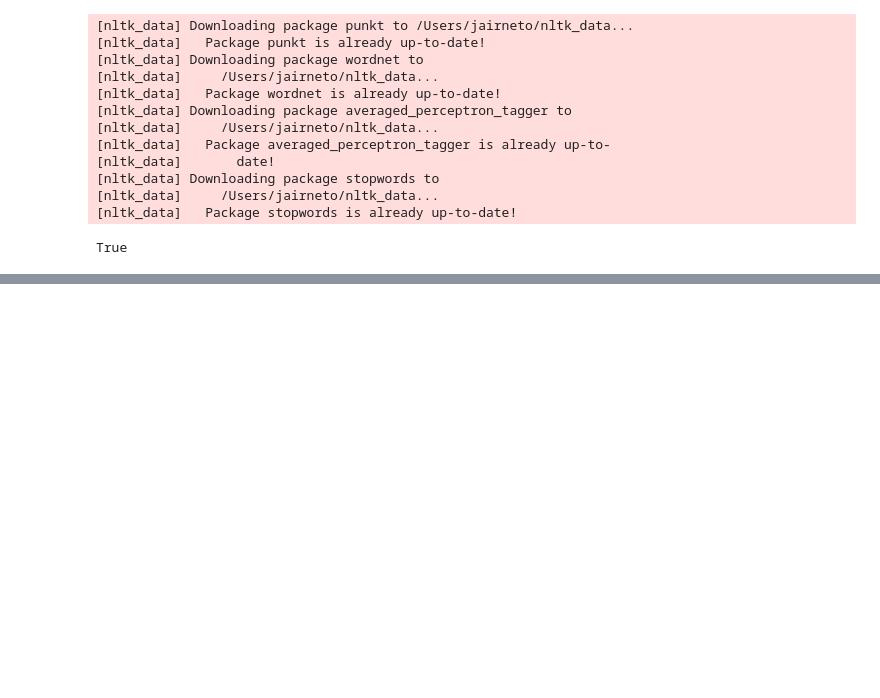
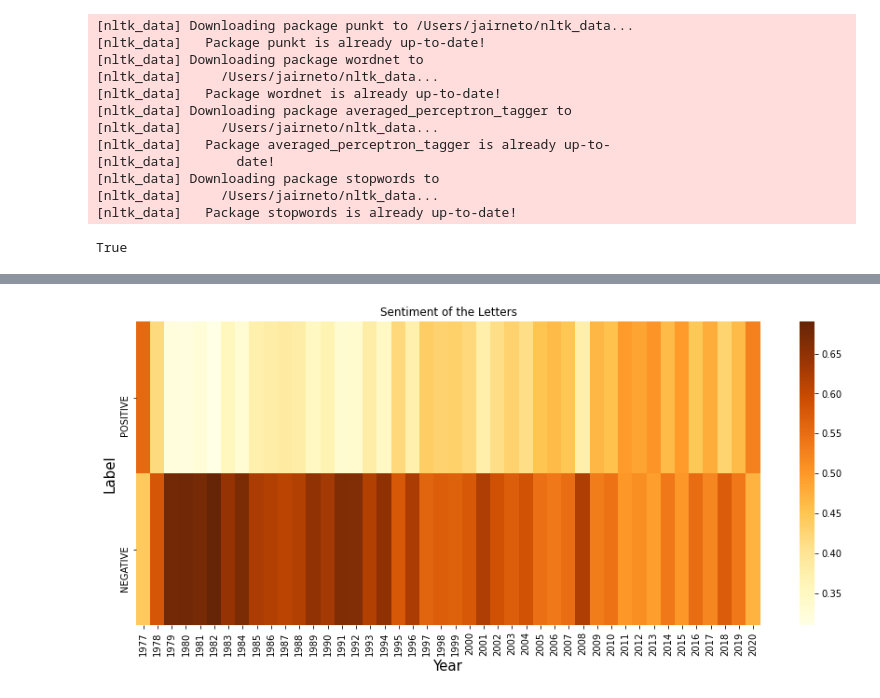
Before and after one commit to jairNeto/warren_buffet_letters, a Jupyter notebook: warren_buffet.ipynb, the cells around one changed output, grey strips where cells are left out. Cells and saved outputs as stored; diff of their text form; code cells hidden in the pictures; blank space fills up the shorter version.

```diff
--- a/warren_buffet.ipynb
+++ b/warren_buffet.ipynb
@@ -279,0 +384,20 @@ Text(0.5, 33.0, 'Fiscal Period')
+# %%
+def tokenize_sent(text):
+    sentence_list = nltk.tokenize.sent_tokenize(text)
+    tokenized_list = []
+    for i, sentence in enumerate(sentence_list):
+        sentence_after_regex = re.sub("[^a-z0-9A-Z]", " ", sentence)
+        # Remove sentences where there was only numbers
+        if len(re.sub("[^a-zA-Z]", "", sentence_after_regex)) > 6:
+            tokenized_list.append(sentence_after_regex)
+
+    return tokenized_list
+# %%
+def calculate_text_sentiment_transform(sentence_list, technique):
+    sentiment_dict = {'POSITIVE': 0, 'NEGATIVE': 0}
+    classifier = pipeline('sentiment-analysis')
+    for sentence in sentence_list:
+        sentiment_result = classifier(sentence)
+        sentiment_dict[sentiment_result[0]['label']] += sentiment_result[0]['score']
+
+    return sentiment_dict
@@ -279,0 +414,10 @@ Text(0.5, 33.0, 'Fiscal Period')
+# %%
+def get_sentiment_analysis_df(letters_dict, calculate_text_sentiment, tokenize_sent, normalized=True):
+    sentiment_analysis_dict = {}
+    for k in letters_dict:
+        sentiment_analysis_dict[k] = calculate_text_sentiment(tokenize_sent(letters_dict[k]))
+    sentiment_analysis_df = pd.DataFrame(sentiment_analysis_dict)
+    if normalized:
+        return sentiment_analysis_df / sentiment_analysis_df.sum(axis=0)
+    else:
+        return sentiment_analysis_df
@@ -279,0 +454,2 @@ Text(0.5, 33.0, 'Fiscal Period')
+# %%
+transformers_sentiment_analysis_df = get_sentiment_analysis_df(letters_dict, calculate_text_sentiment_transform, tokenize_sent)
@@ -279,0 +463,4 @@ Text(0.5, 33.0, 'Fiscal Period')
+# %%
+draw_heatmap(transformers_sentiment_analysis_df, title='Sentiment of the Letters using Transformers')
+# %% [output]
+[figure, added]
```
Also changed, not shown: parts of 32 cells of this notebook, 1 other file.
